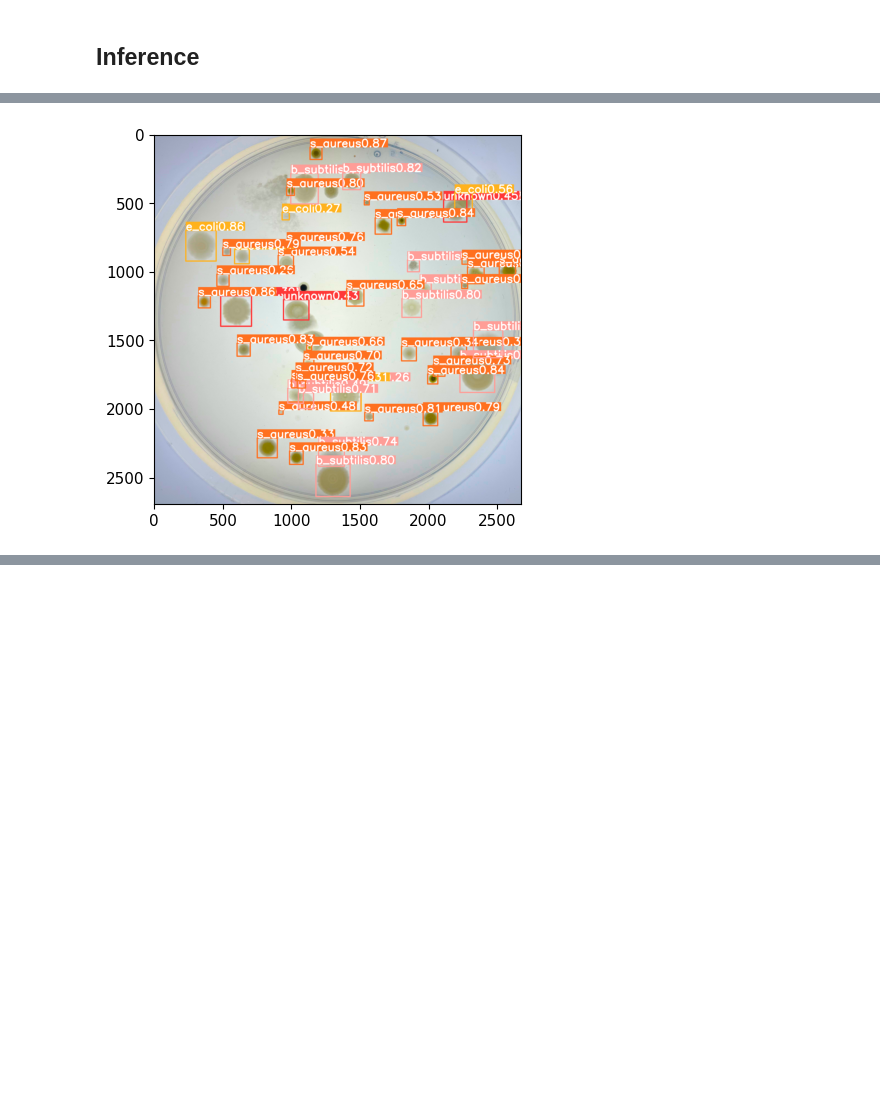
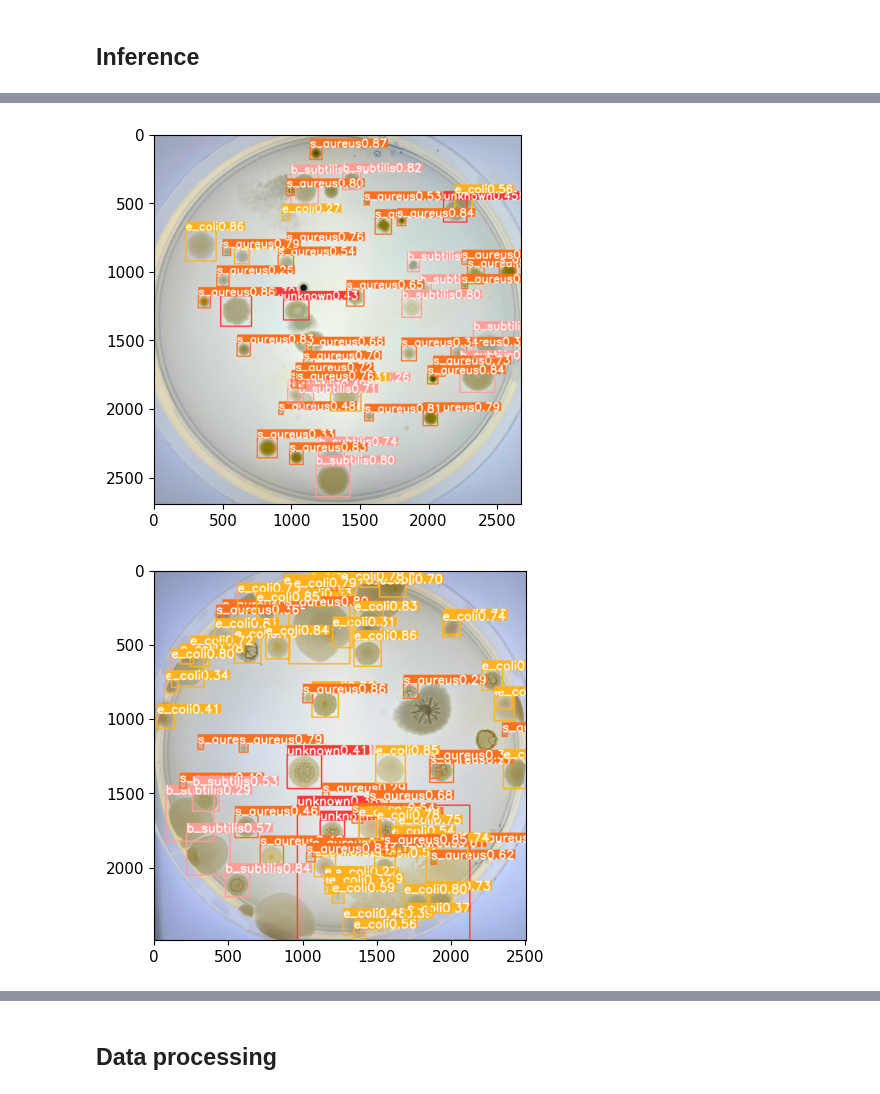
Before and after one commit to bingjeff/colony, a Jupyter notebook: model_training.ipynb, the cells around one changed output, grey strips where cells are left out. Saved outputs shown, nothing was run; the diff lists cells and outputs as text; code cells hidden in the pictures; blank space fills up the shorter version.

Commit message:
Clean-up the model training notebook.

```diff
--- a/model_training.ipynb
+++ b/model_training.ipynb
@@ -37,5 +12,5 @@ Overriding model.yaml nc=3 with nc=6
 # %%
 model = ultralytics.YOLO('models/yolov8s-agar-s480-b10-e50.pt')
 # %%
-results = model.predict('data/creighton/IM10CN-R2A_edit.jpeg')
+results = model.predict('data/creighton')
 # %% [output]
@@ -44,11 +25,12 @@ Speed: 0.3ms preprocess, 7.2ms inference, 1.2ms postprocess per image at shape (
 # %%
 %matplotlib inline
 import cv2
 from matplotlib import pyplot as plt
 
-img = cv2.cvtColor(results[0].plot(), cv2.COLOR_BGR2RGB)
-
-plt.imshow(img)
-plt.show()
+for result in results:
+    img = cv2.cvtColor(result.plot(), cv2.COLOR_BGR2RGB)
+    plt.imshow(img)
+    plt.show()
 # %% [output]
 [figure]
+[figure, added]
@@ -55,3 +44,5 @@ plt.show()
+# %% [markdown]
+## Data processing
 # %%
 %matplotlib inline
 
```
Also changed, not shown: parts of 15 cells of this notebook.
